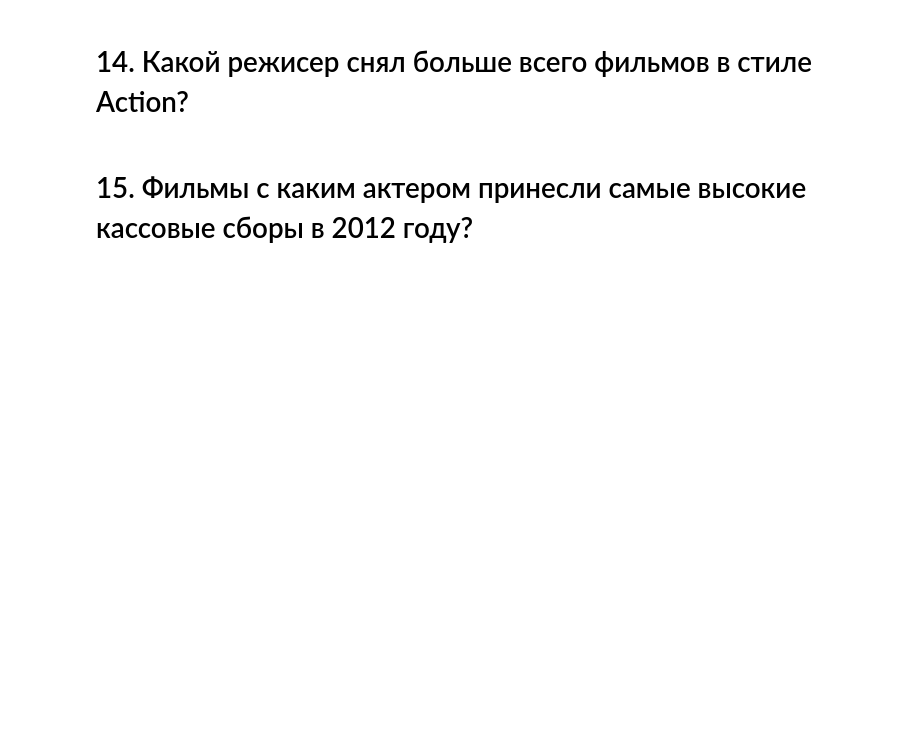
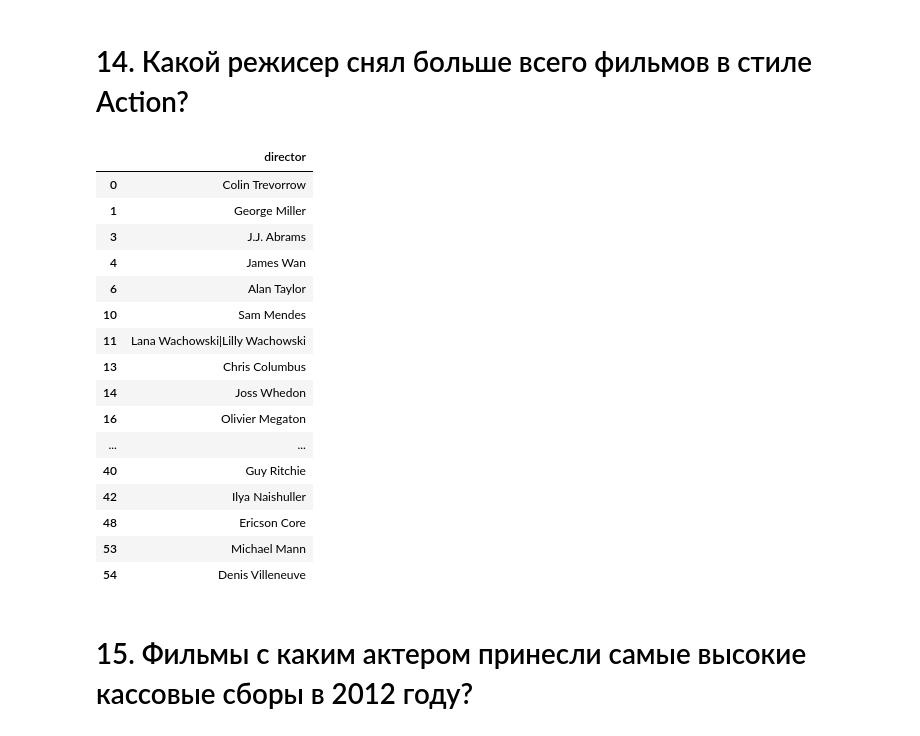
Before and after one commit to aar44i/DataScience, a Jupyter notebook: SkillFactory/Movies_IMBD_v4.1_TEMPLATE.ipynb, the cells around one changed output. Drawn from its saved outputs; the diff is of its cells as text; code cells hidden in the pictures; blank space fills up the shorter version.

```diff
--- a/SkillFactory/Movies_IMBD_v4.1_TEMPLATE.ipynb
+++ b/SkillFactory/Movies_IMBD_v4.1_TEMPLATE.ipynb
@@ -33,6 +33,8 @@ df.describe()
 | 50% | 3.800000e+07 | 8.361541e+07 | 107.000000 | 6.100000 | 2008.000000 |
 | 75% | 7.200000e+07 | 1.782626e+08 | 120.000000 | 6.600000 | 2012.000000 |
 | max | 3.800000e+08 | 2.781506e+09 | 214.000000 | 8.100000 | 2015.000000 |
+# %%
+df_1 = df
 # %% [markdown]
 # Предобработка
 # %%
@@ -243,5 +286,31 @@ answers
 # %% [markdown]
 # 14. Какой режисер снял больше всего фильмов в стиле Action?
+# %%
+df = df_1
+df = df[df.genres.str.contains('Action')][['director']]
+# directors = df.director.str.cat(sep='|').split('|')
+# directors
+# pd.Series(directors).value_counts().head()
+# genres = pd.Series(df[df.profit > 0].genres.str.cat(sep='|').split('|'))
+# sum_genres=pd.Series(df['genres'].str.cat(sep='|').split('|')).value_counts(ascending=False)
+# %% [output]
+|  | director |
+| 0 | Colin Trevorrow |
+| 1 | George Miller |
+| 3 | J.J. Abrams |
+| 4 | James Wan |
+| 6 | Alan Taylor |
+| 10 | Sam Mendes |
+| 11 | Lana Wachowski|Lilly Wachowski |
+| 13 | Chris Columbus |
+| 14 | Joss Whedon |
+| 16 | Olivier Megaton |
+| ... | ... |
+| 40 | Guy Ritchie |
+| 42 | Ilya Naishuller |
+| 48 | Ericson Core |
+| 53 | Michael Mann |
+| 54 | Denis Villeneuve |
 # %% [markdown]
 # 15. Фильмы с каким актером принесли самые высокие кассовые сборы в 2012 году?
 # %% [markdown]
```
Also changed, not shown: parts of 4 cells of this notebook.
